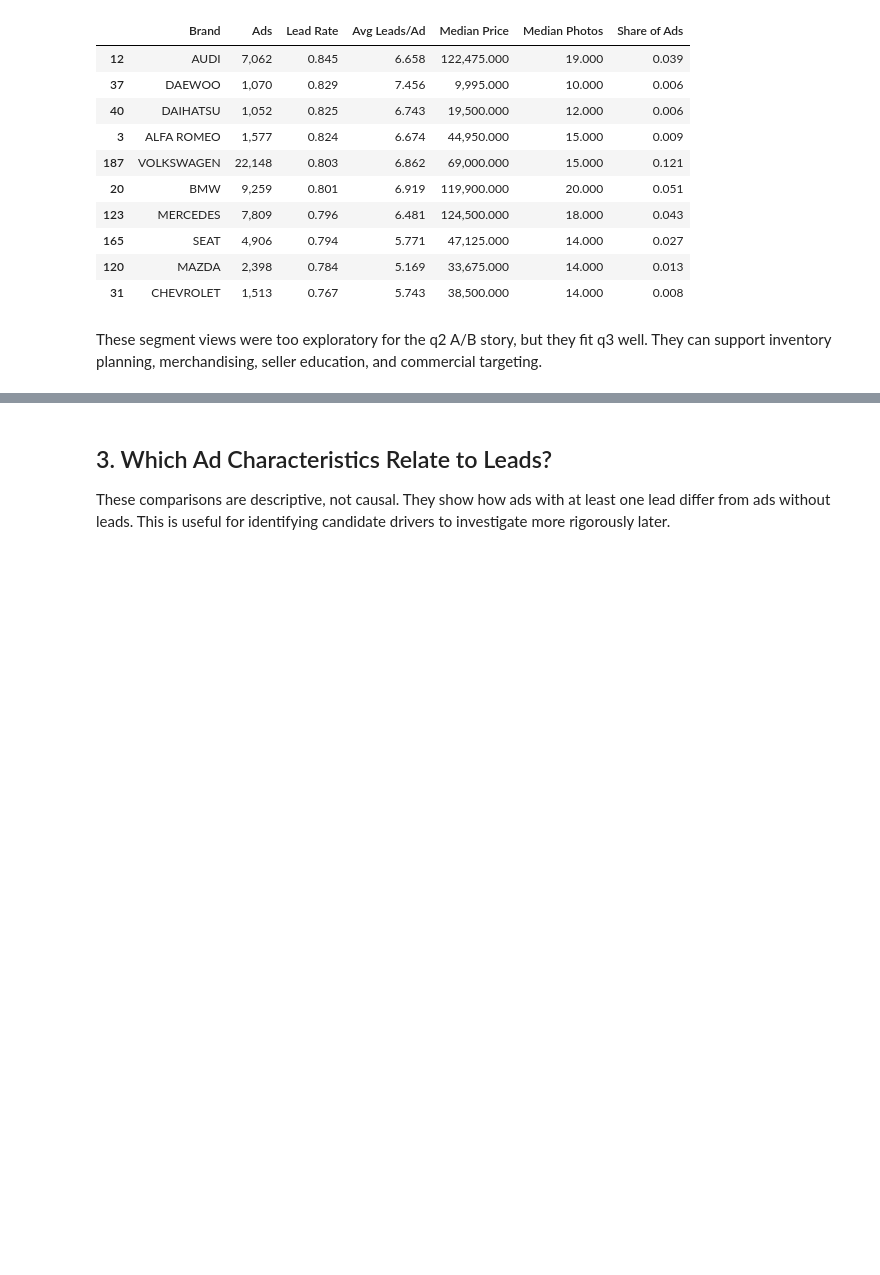
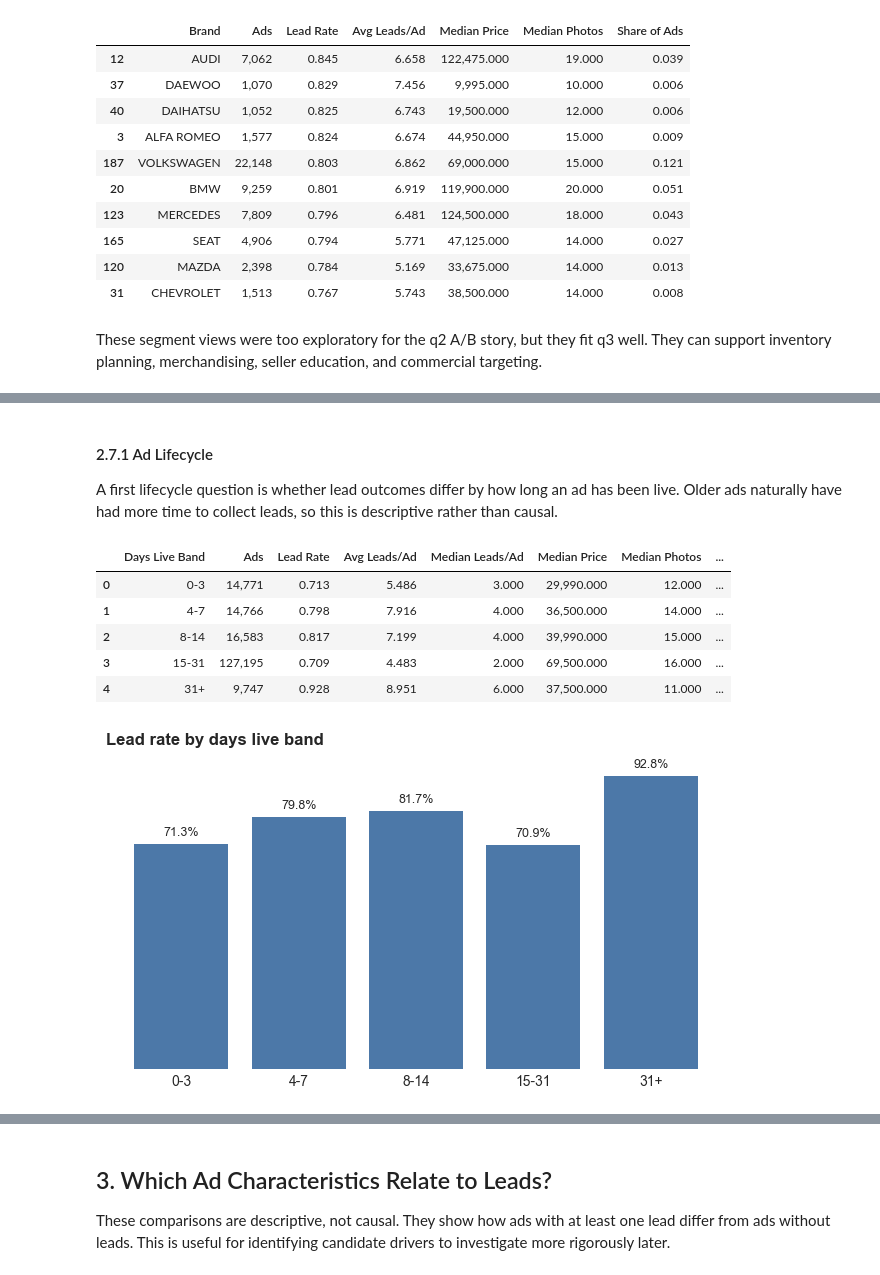
Before and after one commit to omer-t/marktplaats-assignment, a Jupyter notebook: assignments/data_analyst/q3_insights_use_cases.ipynb, the cells around one changed output, grey strips where cells are left out. Cells and saved outputs as stored; diff of their text form; code cells hidden in the pictures; blank space fills up the shorter version.

```diff
--- a/assignments/data_analyst/q3_insights_use_cases.ipynb
+++ b/assignments/data_analyst/q3_insights_use_cases.ipynb
@@ -325,0 +321,48 @@ These segment views were too exploratory for the q2 A/B story, but they fit q3 w
+# %% [markdown]
+#### 2.7.1 Ad Lifecycle
+
+A first lifecycle question is whether lead outcomes differ by how long an ad has been live. Older ads naturally have had more time to collect leads, so this is descriptive rather than causal.
+# %%
+insight_data["days_live_band"] = pd.cut(
+    insight_data["days_live"],
+    bins=[-1, 3, 7, 14, 31, float("inf")],
+    labels=["0-3", "4-7", "8-14", "15-31", "31+"],
+)
+
+lifecycle_summary = (
+    insight_data.dropna(subset=["days_live_band"])
+    .groupby("days_live_band", observed=True)
+    .agg(
+        ads=("src_ad_id", "count"),
+        lead_rate=("has_any_lead", "mean"),
+        avg_total_leads=("total_leads", "mean"),
+        median_total_leads=("total_leads", "median"),
+        median_price=("price", "median"),
+        median_photos=("photo_cnt", "median"),
+    )
+    .reset_index()
+)
+lifecycle_summary["share_of_ads"] = lifecycle_summary["ads"] / len(insight_data)
+
+display(helpers.style_table(lifecycle_summary))
+
+fig, ax = helpers.plt.subplots(figsize=(8, 4))
+helpers.plot_labeled_vertical_bars(
+    ax,
+    lifecycle_summary["days_live_band"].astype(str),
+    lifecycle_summary["lead_rate"],
+    "Lead rate by days live band",
+    ylabel="Lead rate",
+    colors=helpers.PLOT_COLORS["A"],
+    percent_y=True,
+    percent_labels=True,
+)
+helpers.plt.show()
+# %% [output]
+|  | Days Live Band | Ads | Lead Rate | Avg Leads/Ad | Median Leads/Ad | Median Price | Median Photos | ... |
+| 0 | 0-3 | 14,771 | 0.713 | 5.486 | 3.000 | 29,990.000 | 12.000 | ... |
+| 1 | 4-7 | 14,766 | 0.798 | 7.916 | 4.000 | 36,500.000 | 14.000 | ... |
+| 2 | 8-14 | 16,583 | 0.817 | 7.199 | 4.000 | 39,990.000 | 15.000 | ... |
+| 3 | 15-31 | 127,195 | 0.709 | 4.483 | 2.000 | 69,500.000 | 16.000 | ... |
+| 4 | 31+ | 9,747 | 0.928 | 8.951 | 6.000 | 37,500.000 | 11.000 | ... |
+[figure, added]
```
Also changed, not shown: parts of 25 cells of this notebook, 2 other files.
